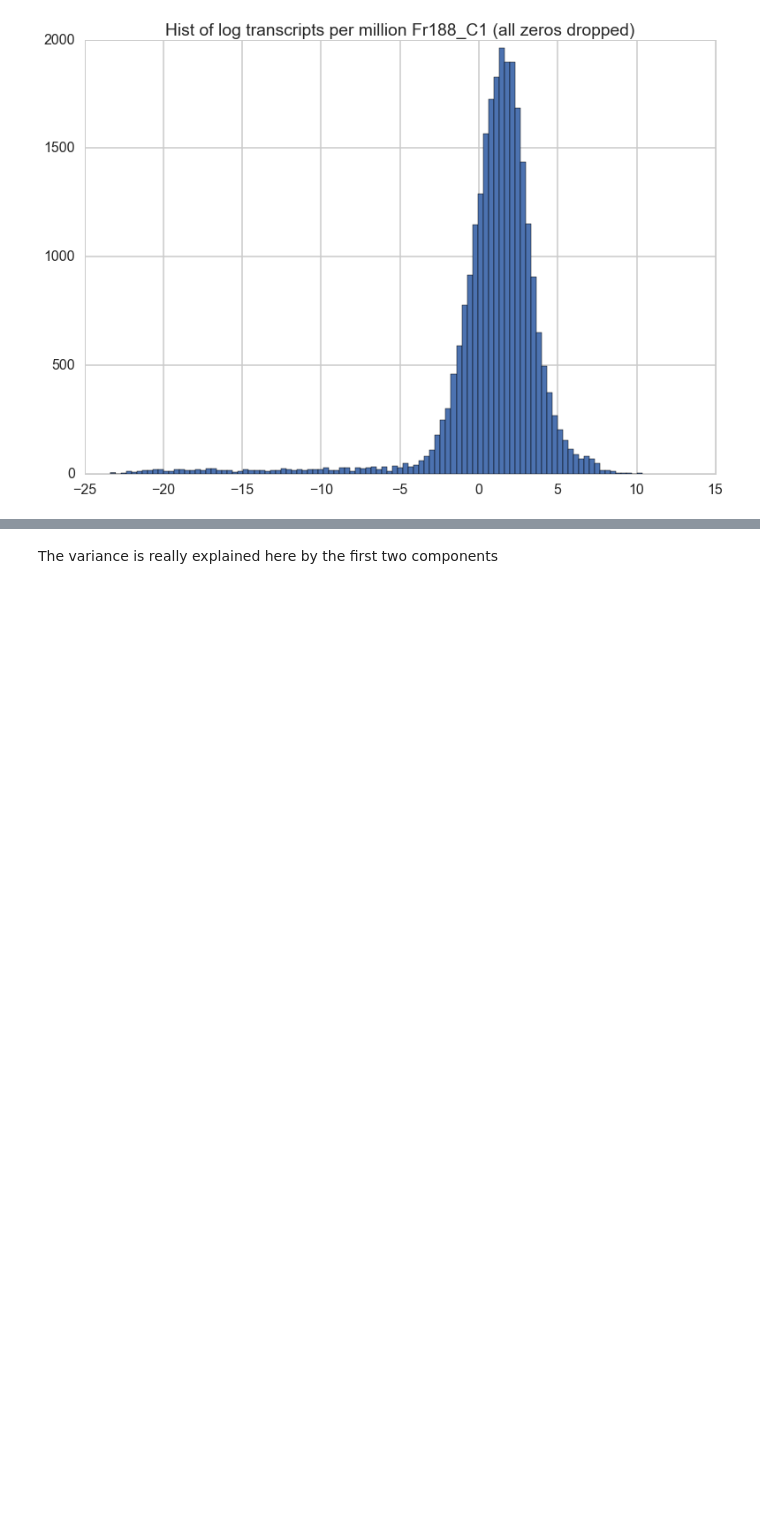
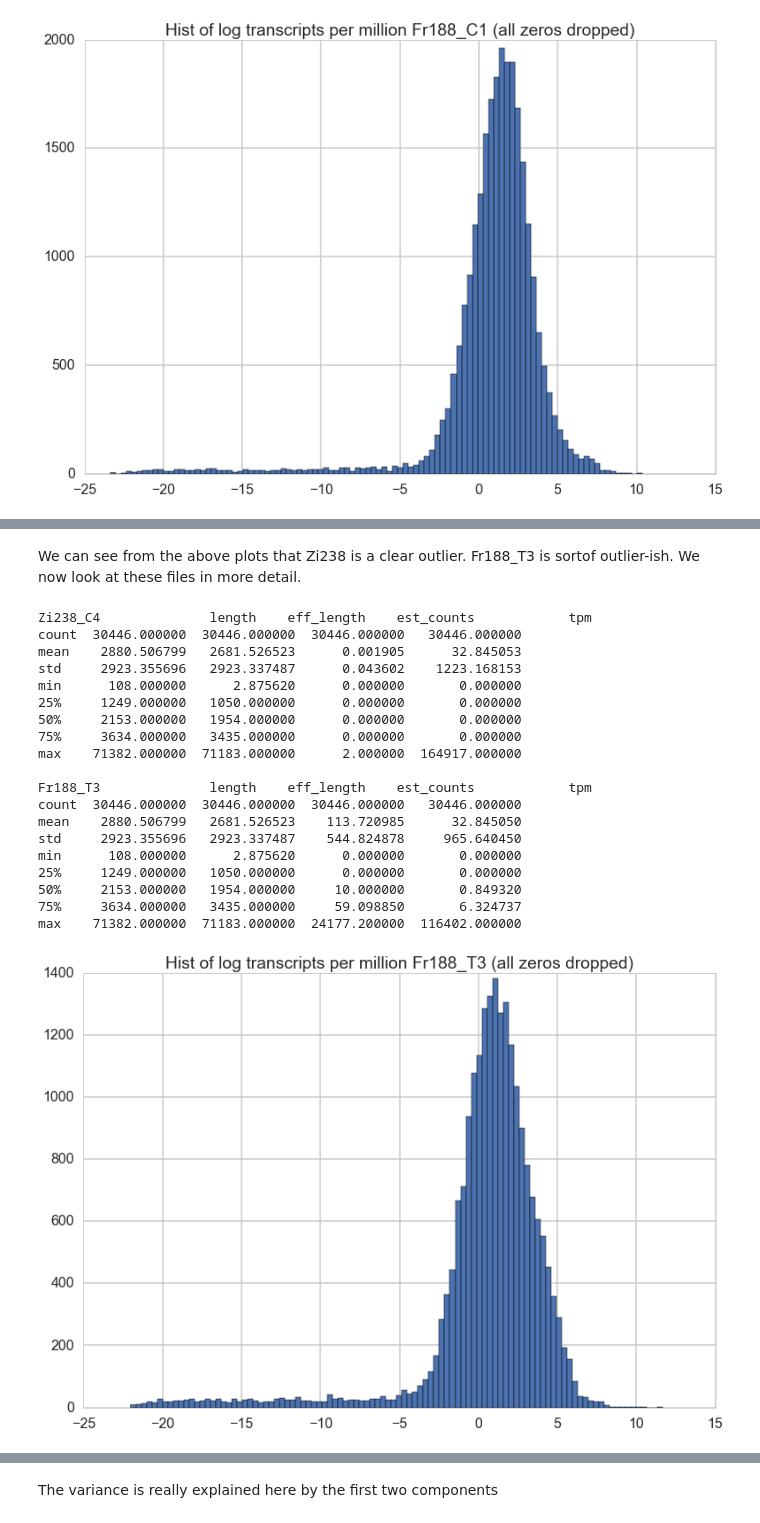
Before and after one commit to leandraking/SacktonProject, a Jupyter notebook: 20151027_EDA.ipynb, the cells around one changed output, grey strips where cells are left out. Drawn from its saved outputs; the diff is of its cells as text; code cells hidden in the pictures; blank space fills up the shorter version.

```diff
--- a/20151027_EDA.ipynb
+++ b/20151027_EDA.ipynb
@@ -56,0 +130,38 @@ LoadedData=pd.DataFrame(files_dict)
+# %% [markdown]
+We can see from the above plots that Zi238 is a clear outlier.  Fr188_T3 is sortof outlier-ish.  We now look at these files in more detail.
+# %%
+Zi238_C4 =pd.read_csv("/Users/leandraking/Desktop/KallistoFiles/Zi238_C4_AGTTCC/abundance.tsv",sep="\t")
+print "Zi238_C4", Zi238_C4.describe()
+print
+
+Fr188_T3=pd.read_csv("/Users/leandraking/Desktop/KallistoFiles/Fr188_T3_GTCCGC/abundance.tsv",sep="\t")
+print "Fr188_T3", Fr188_T3.describe()
+
+plt.hist(np.log(Fr188_T3[Fr188_T3.tpm>0].tpm).values, bins=100)
+plt.title("Hist of log transcripts per million Fr188_T3 (all zeros dropped)")
+plt.show()
+
+plt.hist(np.log(Zi238_C4[Zi238_C4.tpm>0].tpm).values, bins=100)
+plt.title("Hist of log transcripts per million Zi238_C4 (all zeros dropped)")
+plt.show()
+# %% [output]
+Zi238_C4              length    eff_length    est_counts            tpm
+count  30446.000000  30446.000000  30446.000000   30446.000000
+mean    2880.506799   2681.526523      0.001905      32.845053
+std     2923.355696   2923.337487      0.043602    1223.168153
+min      108.000000      2.875620      0.000000       0.000000
+25%     1249.000000   1050.000000      0.000000       0.000000
+50%     2153.000000   1954.000000      0.000000       0.000000
+75%     3634.000000   3435.000000      0.000000       0.000000
+max    71382.000000  71183.000000      2.000000  164917.000000
+
+Fr188_T3              length    eff_length    est_counts            tpm
+count  30446.000000  30446.000000  30446.000000   30446.000000
+mean    2880.506799   2681.526523    113.720985      32.845050
+std     2923.355696   2923.337487    544.824878     965.640450
+min      108.000000      2.875620      0.000000       0.000000
+25%     1249.000000   1050.000000      0.000000       0.000000
+50%     2153.000000   1954.000000     10.000000       0.849320
+75%     3634.000000   3435.000000     59.098850       6.324737
+max    71382.000000  71183.000000  24177.200000  116402.000000
+[figure, added]
```
Also changed, not shown: parts of 47 cells of this notebook.
